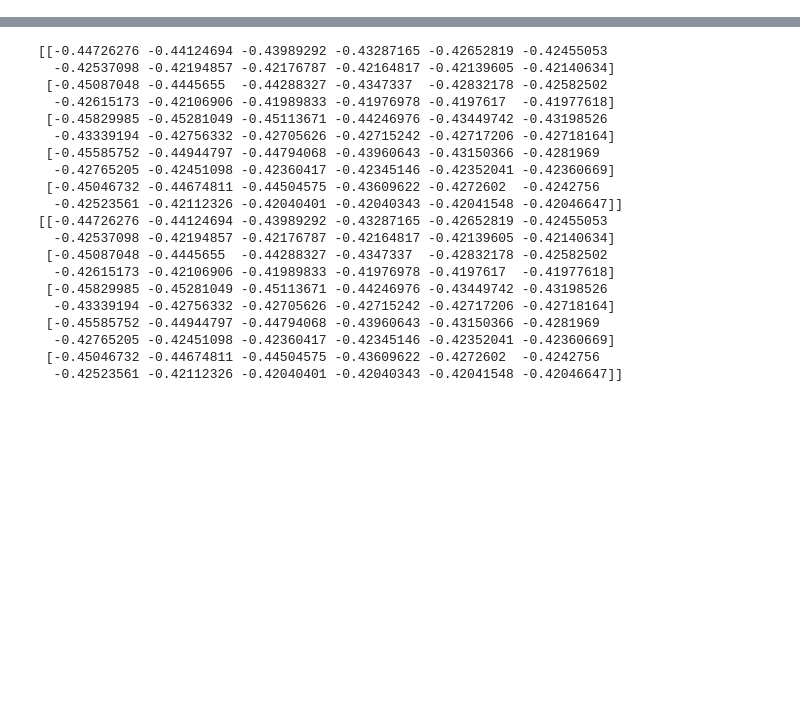
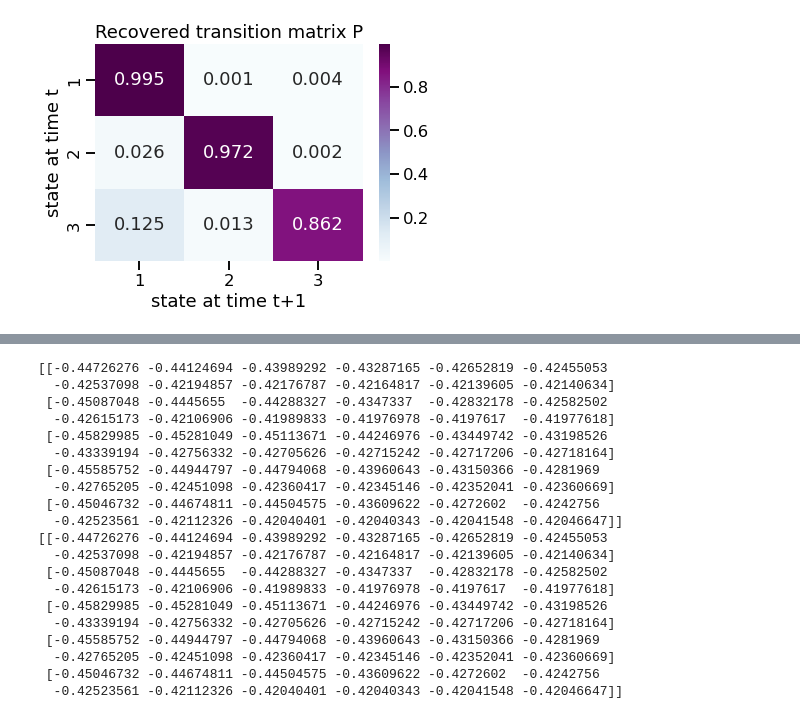
Before and after one commit to lenca56/Pillow_dGLM-HMM, a Jupyter notebook: code/Scratch.ipynb, the cells around one changed output, grey strips where cells are left out. Drawn from its saved outputs; the diff is of its cells as text; code cells hidden in the pictures; blank space fills up the shorter version.

```diff
--- a/code/Scratch.ipynb
+++ b/code/Scratch.ipynb
@@ -44,13 +59,16 @@ testAccuracyAll = np.zeros((4, len(subjectsAll), len(sigmaList)))
 bestTestLl = np.zeros((4, len(subjectsAll)))
 bestTestAccuracy = np.zeros((4, len(subjectsAll)))
 
-for idx in [9]: #range(0, len(subjectsAll)):
+for idx in range(0, len(subjectsAll)):
     a = []
     subject = subjectsAll[idx]
+    print(subject)
     testLl = []
     testAccuracy = []
     avgTestLl = []
     avgTestAccuracy = []
+    x,y,sessInd,_ = get_mouse_design(dfAll, subject)
+
     for K in [1,2,3,4]:
         data = np.load(f'../data_IBL/{subject}/{subject}_ALL-PARAM_D={D}_{K}-state_multiple-sigmas_L2penaltyW={L2penaltyW}_untilSession{sessStop}.npz')
         # fig, axes = plt.subplots(1,figsize=(20,8), dpi=400)
@@ -75,3 +93,18 @@ for idx in [9]: #range(0, len(subjectsAll)):
     # for K in [1,2,3,4]:
     #     bestTestLl[K-1][idx] = avgTestLl[K-1][bestSigmaInd] - avgTestLl[0][bestSigmaInd] # delta
     #     bestTestAccuracy[K-1][idx] = avgTestAccuracy[K-1][bestSigmaInd] - avgTestAccuracy[0][bestSigmaInd] # delta
+
+    # fig, axes = plt.subplots(1,figsize=(20,8), dpi=400)
+    # fig.suptitle(f'{subject}')
+    # for K in [1,2,3,4]:
+    #     plot_testLl_CV_sigma(avgTestLl[K-1], sigmaList=sigmaList, label=f'K={K} ', color=colormap[K-1], axes=axes)
+
+    # K=3
+    # indSigma = 7
+    # fig, axes = plt.subplots(1)
+    # print(allP[idx,K-1][indSigma])
+    # plot_transition_matrix(allP[idx,K-1][indSigma])
+
+    # fig, axes = plt.subplots(D, 1,figsize=(16,4*D+1), sharex=True)
+    # fig.tight_layout()
+    # plotting_weights_per_feature(-allW[idx,K-1][indSigma], sessInd, axes, yLim=[[-2.5,2.5],[-0.5,8.2],[-2.5,2.5],[-2.5,2.5]], colors=colorsStates, labels=myFeatures[D%2], linewidth=4, linestyle='-', sortedStateInd=None, legend=False)
@@ -77,0 +114,60 @@ for idx in [9]: #range(0, len(subjectsAll)):
+# %%
+bestSigmaInd = 7 # equivalent to sigma=1
+Kplot = [3,4] # K for which to plot parameters for each animal
+
+allW = np.empty((len(subjectsAll), 4), dtype=object)
+allP = np.empty((len(subjectsAll), 4), dtype=object)
+testLlAll = np.zeros((4, len(subjectsAll), len(sigmaList)))
+testAccuracyAll = np.zeros((4, len(subjectsAll), len(sigmaList)))
+bestTestLl = np.zeros((4, len(subjectsAll)))
+bestTestAccuracy = np.zeros((4, len(subjectsAll)))
+
+for idx in range(0, len(subjectsAll)):
+    a = []
+    subject = subjectsAll[idx]
+    testLl = []
+    testAccuracy = []
+    avgTestLl = []
+    avgTestAccuracy = []
+    x,y,sessInd,_ = get_mouse_design(dfAll, subject)
+    print(subject)
+    for K in [1,2,3,4]:
+        data = np.load(f'../data_IBL/{subject}/{subject}_ALL-PARAM_D={D}_{K}-state_multiple-sigmas_priorDirP=[10, 1]_L2penaltyW={L2penaltyW}_untilSession{sessStop}.npz')
+        # fig, axes = plt.subplots(1,figsize=(20,8), dpi=400)
+        # fig.suptitle(f'{subject}')
+        # for fold in range(0, splitFolds):
+        #     plot_testLl_CV_sigma(data['testLl'][fold], sigmaList=sigmaList, label=f'K={K} fold {fold}', color=colormap[K-1], axes=axes)
+
+        allP[idx,K-1] = np.mean(data['allP'], axis=0)
+        allW[idx,K-1] = np.mean(data['allW'], axis=0)
+
+        a.append(data['testLl'])
+        avgTestLl.append(np.mean(data['testLl'],axis=0))
+        avgTestAccuracy.append(np.mean(data['testAccuracy'],axis=0))
+    # avgTestLl = [x - avgTestLl[0][0] for x in avgTestLl] # normalizing to GLM-HMM sigma=0 K=1
+    # avgTestAccuracy = [x - avgTestAccuracy[0][0] for x in avgTestAccuracy]
+
+    # for K in [1,2,3,4]:
+    #     testLlAll[K-1][idx] = avgTestLl[K-1]
+    #     testAccuracyAll[K-1][idx] = avgTestAccuracy[K-1]
+
+    # bestSigmaInd = 7 # Choosing best sigma index across animals
+    # for K in [1,2,3,4]:
+    #     bestTestLl[K-1][idx] = avgTestLl[K-1][bestSigmaInd] - avgTestLl[0][bestSigmaInd] # delta
+    #     bestTestAccuracy[K-1][idx] = avgTestAccuracy[K-1][bestSigmaInd] - avgTestAccuracy[0][bestSigmaInd] # delta
+
+    # fig, axes = plt.subplots(1,figsize=(20,8), dpi=400)
+    # fig.suptitle(f'{subject}')
+    # for K in [1,2,3,4]:
+    #     plot_testLl_CV_sigma(avgTestLl[K-1], sigmaList=sigmaList, label=f'K={K} ', color=colormap[K-1], axes=axes)
+
+    K=3
+    indSigma = 7
+    fig, axes = plt.subplots(1)
+    plot_transition_matrix(allP[idx,K-1][indSigma])
+    print(allP[idx,K-1][indSigma])
+
+    # fig, axes = plt.subplots(D, 1,figsize=(16,4*D+1), sharex=True)
+    # fig.tight_layout()
+    # plotting_weights_per_feature(-allW[idx,K-1][indSigma], sessInd, axes, yLim=[[-2.5,2.5],[-0.5,8.2],[-2.5,2.5],[-2.5,2.5]], colors=colorsStates, labels=myFeatures[D%2], linewidth=4, linestyle='-', sortedStateInd=None, legend=False)
+# %% [output]
@@ -77,0 +192 @@ for idx in [9]: #range(0, len(subjectsAll)):
+[figure, added]
```
Also changed, not shown: parts of 3 cells of this notebook, 3 other files.
